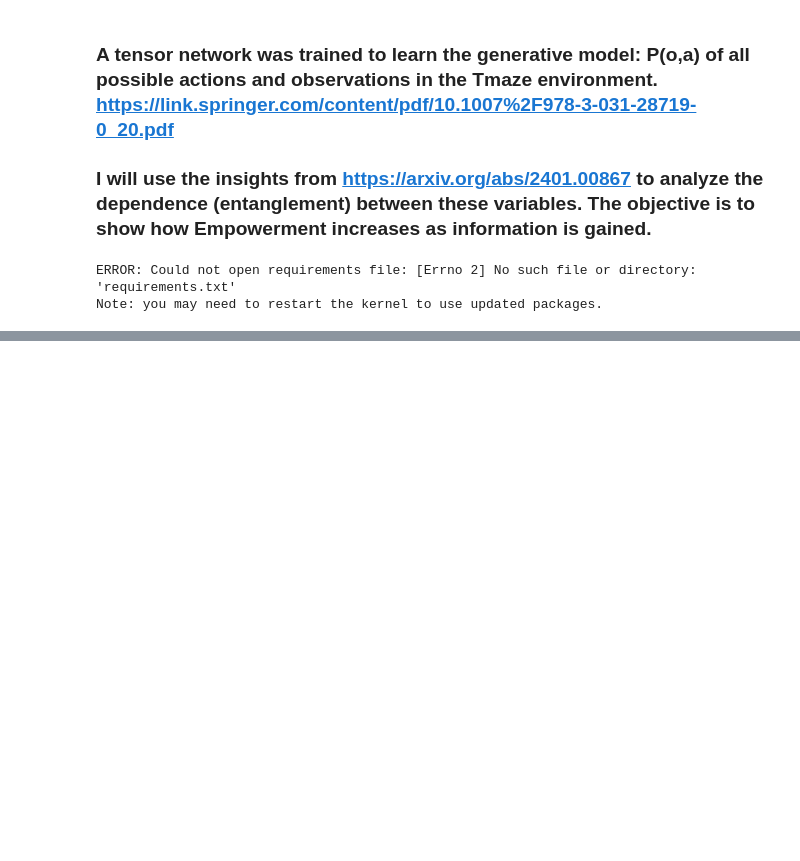
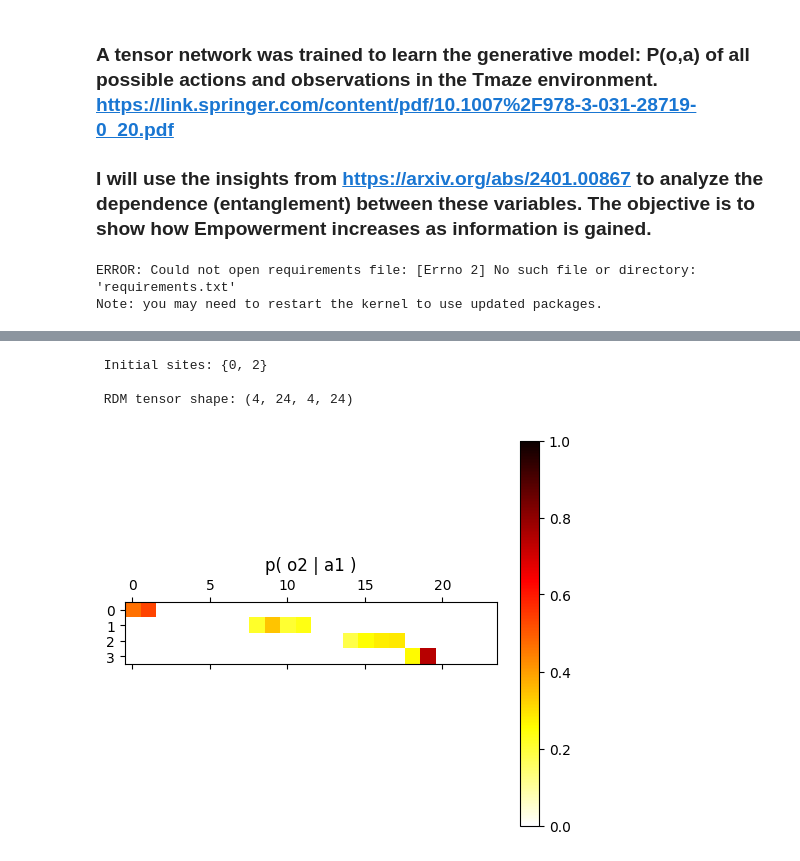
Before and after one commit to philipollaswilson/Tensor-Networks-for-the-Tmaze, a Jupyter notebook: Explainable Tmaze.ipynb, the cells around one changed output, grey strips where cells are left out. Drawn from its saved outputs; the diff is of its cells as text; code cells hidden in the pictures; blank space fills up the shorter version.

```diff
--- a/Explainable Tmaze.ipynb
+++ b/Explainable Tmaze.ipynb
@@ -377,0 +109,15 @@ Maximum Entropy:  4.0
+# %%
+# Fix inexistent action0 in T1
+T1h = tn.ncon([T1[0], np.array([1, 0, 0, 0])], [[1, -1, -2], [1]])
+
+# Fix initial observation
+o1 = np.zeros((24)) # p = center, reward = None, Context = Right (irrelevant)
+o1[0] = 1
+T1h = tn.ncon([T1h, o1], [[1, -1], [1]])
+T2h = tn.ncon([T1h, T2a], [[1], [1, -1, -2] ]).reshape(1, 4, s2)
+T2h = T2h / np.sqrt(np.linalg.norm(T2h))
+
+
+
+print("a1",T2h.shape, "s2",T2s.shape, "o2",T2o.shape, "a2",T3a.shape, "s3",T3s.shape, "o3",T3o.shape)
+mps = [T2h, T2s, T2o, T3a, T3s, T3o]
@@ -377,0 +213,15 @@ Maximum Entropy:  4.0
+# %%
+# Compute RDM for a1 and o2 (sites 0 and 2)
+rho_a1o2 = get_rdm(nodes, conj_nodes, {0, 2})
+rho_a1o2 = rho_a1o2 / np.trace(rho_a1o2)  # Normalize RDM
+
+# Extract joint diagonal P(A1,O2) and conditional P(O2|A1)
+p_a1o2 = np.real(np.diag(rho_a1o2)).reshape(4, -1)
+p_o2_given_a1 = p_a1o2 / np.sum(p_a1o2, axis=1, keepdims=True)
+
+u.plot_distribution(p_o2_given_a1, title="p( o2 | a1 )")
+# %% [output]
+ Initial sites: {0, 2}
+
+ RDM tensor shape: (4, 24, 4, 24)
+[figure, added]
```
Also changed, not shown: parts of 57 cells of this notebook, 5 other files.
